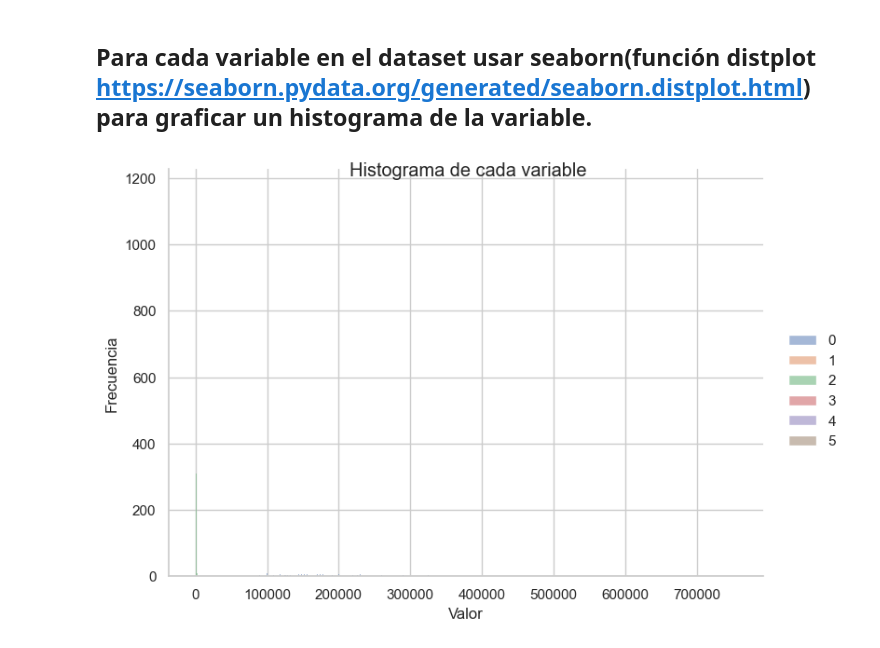
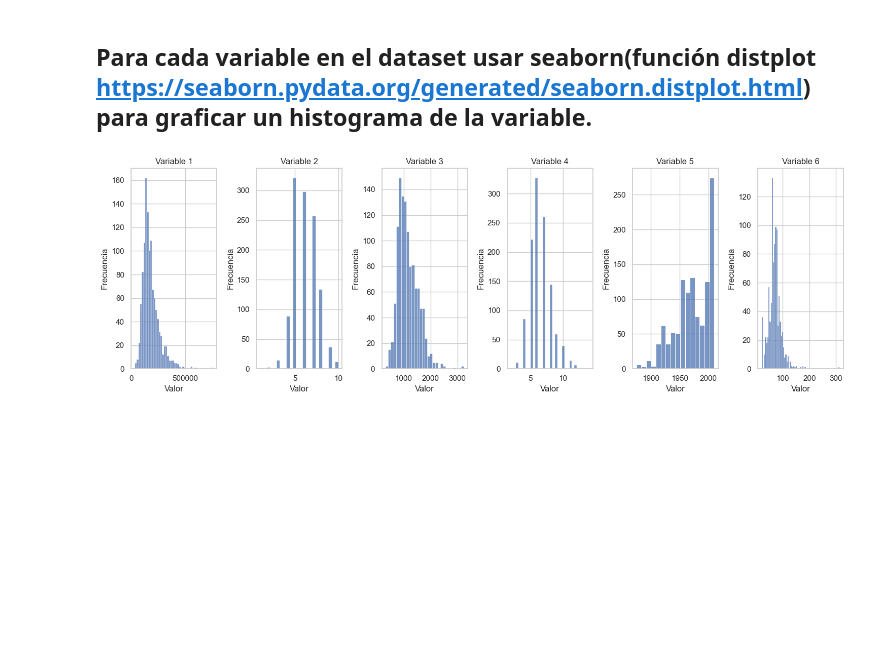
Before and after one commit to luistunag/Tareas-curso-Ciencia-de-datos-en-Python, a Jupyter notebook: 22003085_LuisTun_Proyecto1.ipynb, the cells around one changed output. Saved outputs shown, nothing was run; the diff lists cells and outputs as text; code cells hidden in the pictures; blank space fills up the shorter version.

Commit message:
actualizando Proyecto 1

```diff
--- a/22003085_LuisTun_Proyecto1.ipynb
+++ b/22003085_LuisTun_Proyecto1.ipynb
@@ -128,15 +128,22 @@ print(desviacion_estandar_por_variable)
 # %%
 # Configura el estilo de las gráficas
 sns.set(style="whitegrid")
 
-# Crea un objeto de tipo FacetGrid utilizando displot
-g = sns.displot(data=set_de_entrenamiento, kind="hist", kde=False, height=5, aspect=1.5)
+# Crea subgráficas para cada variable
+fig, axes = plt.subplots(nrows=1, ncols=set_de_entrenamiento.shape[1], figsize=(15, 5))
 
-# Añade etiquetas y título
-g.set_axis_labels(x_var='Valor', y_var='Frecuencia')
-g.fig.suptitle('Histograma de cada variable')
+# Itera sobre cada columna (variable) del conjunto de entrenamiento
+for columna, ax in enumerate(axes):
+    variable_actual = set_de_entrenamiento[:, columna]
+
+    # Utiliza histplot para crear un histograma de la variable actual
+    sns.histplot(variable_actual, kde=False, ax=ax)
+    ax.set(title=f'Variable {columna + 1}', xlabel='Valor', ylabel='Frecuencia')
+
+# Ajusta el diseño de las subgráficas
+plt.tight_layout()
 
 # Muestra la gráfica
 plt.show()
 # %% [output]
-[figure, old version]
+[figure, new version]
```
